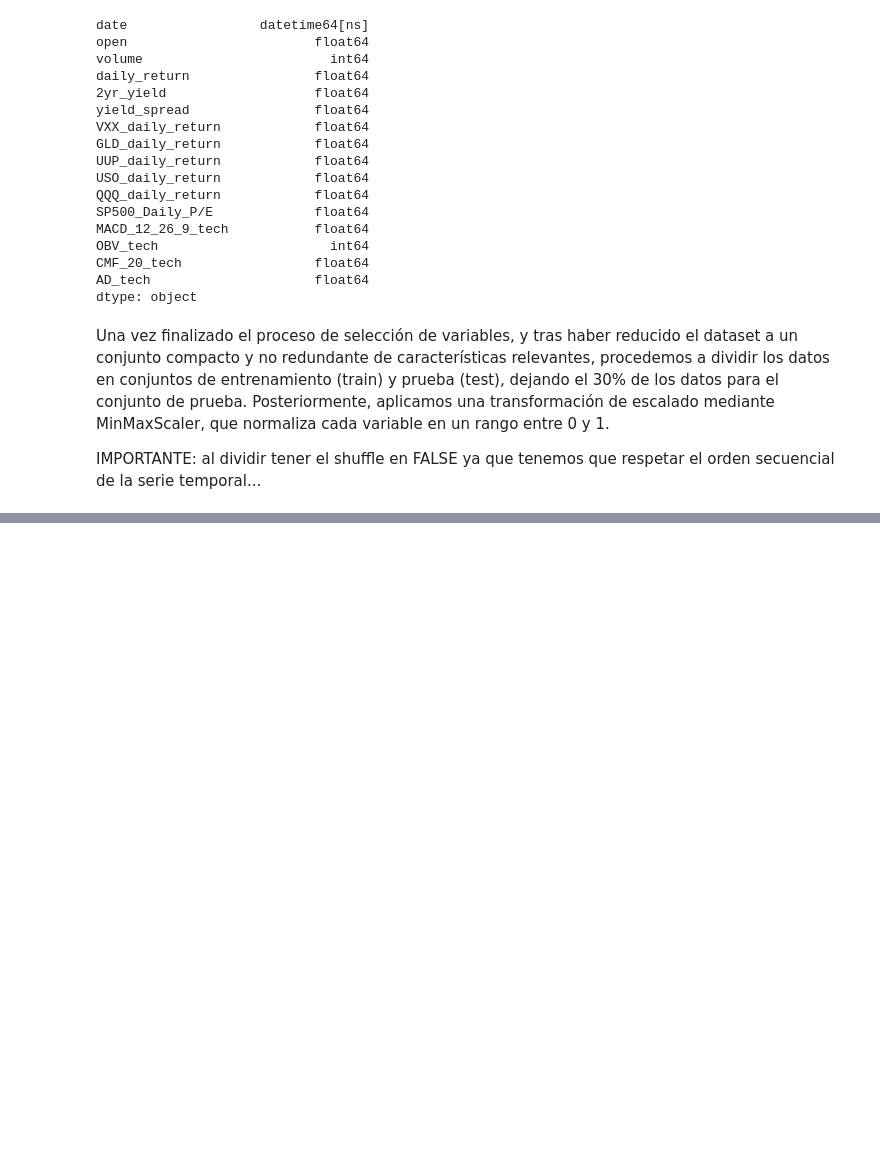
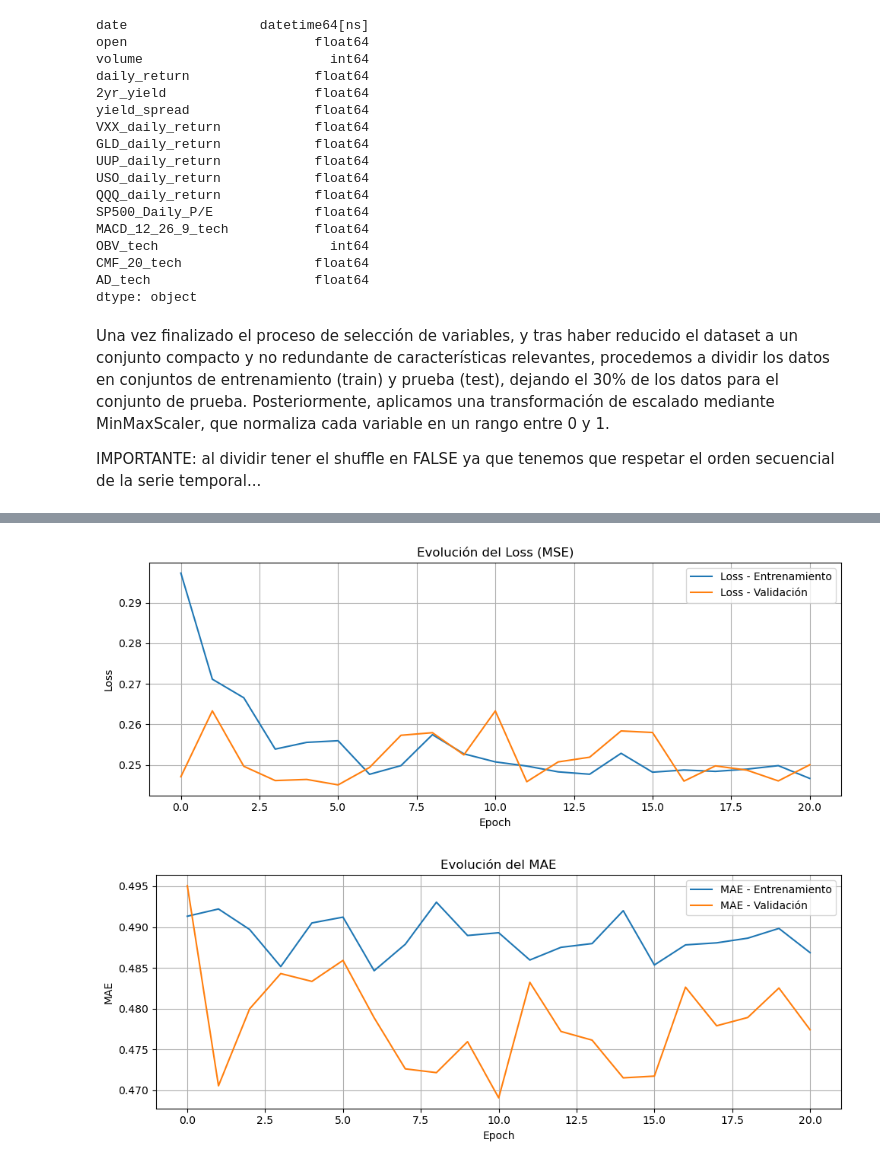
Before and after one commit to ivan-a30/Proyecto-Trading, a Jupyter notebook: SP500-Predicction.ipynb, the cells around one changed output, grey strips where cells are left out. Saved outputs shown, nothing was run; the diff lists cells and outputs as text; code cells hidden in the pictures; blank space fills up the shorter version.

```diff
--- a/SP500-Predicction.ipynb
+++ b/SP500-Predicction.ipynb
@@ -1149,3 +1278,8 @@ X_train, X_test, y_train, y_test = train_test_split(df_reduced, y, test_size=0.3
+# %%
+X_train = X_train.drop(columns=['date'])
+X_test = X_test.drop(columns=['date'])
+y_train = y_train.drop(columns=['Unnamed: 0'])
+y_test = y_test.drop(columns=['Unnamed: 0'])
 # %%
 from sklearn.preprocessing import MinMaxScaler
 
@@ -1154,0 +1637,29 @@ X_test_scaled = scaler.transform(X_test)        # aplica esos mismos valores al
+# %%
+import matplotlib.pyplot as plt
+
+# --- GRAFICAR LOSS ---
+plt.figure(figsize=(10, 4))
+plt.plot(history.history['loss'], label='Loss - Entrenamiento')
+plt.plot(history.history['val_loss'], label='Loss - Validación')
+plt.title('Evolución del Loss (MSE)')
+plt.xlabel('Epoch')
+plt.ylabel('Loss')
+plt.legend()
+plt.grid(True)
+plt.tight_layout()
+plt.show()
+
+# --- GRAFICAR MAE ---
+plt.figure(figsize=(10, 4))
+plt.plot(history.history['mae'], label='MAE - Entrenamiento')
+plt.plot(history.history['val_mae'], label='MAE - Validación')
+plt.title('Evolución del MAE')
+plt.xlabel('Epoch')
+plt.ylabel('MAE')
+plt.legend()
+plt.grid(True)
+plt.tight_layout()
+plt.show()
+# %% [output]
+[figure, added]
+[figure, added]
```
Also changed, not shown: parts of 79 cells of this notebook.
